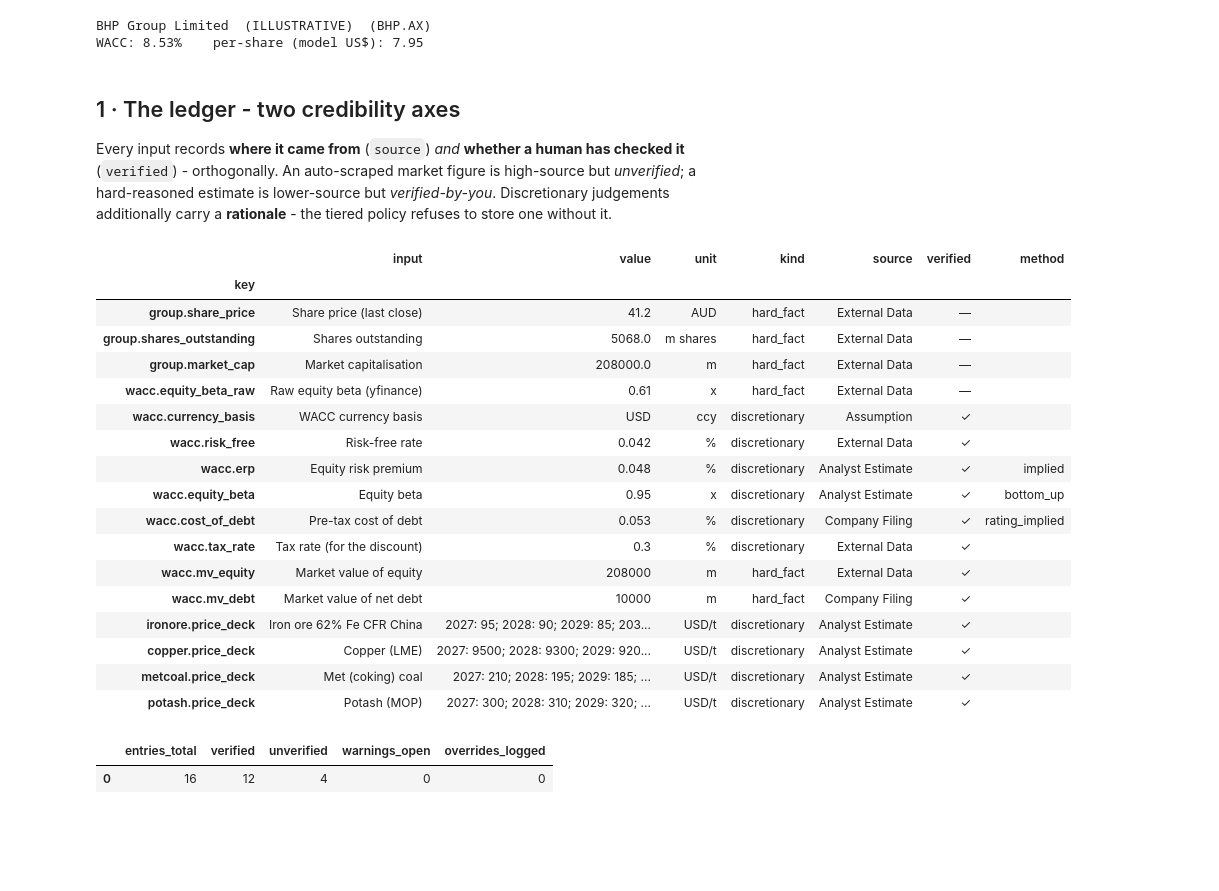
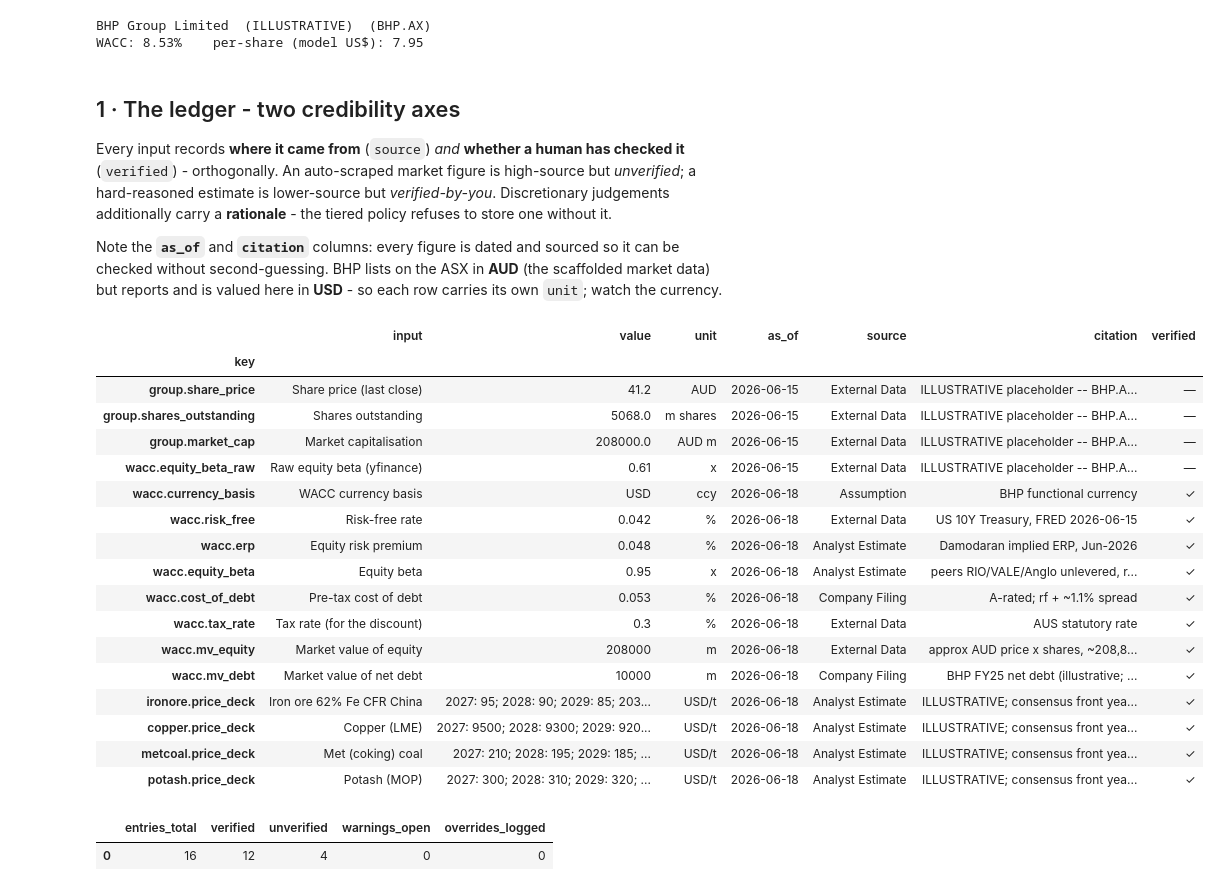
Before and after one commit to henrydate/equity-valuation-models, a Jupyter notebook: showcase.ipynb, the cells around one changed output. Drawn from its saved outputs; the diff is of its cells as text; code cells hidden in the pictures; blank space fills up the shorter version.

```diff
--- a/showcase.ipynb
+++ b/showcase.ipynb
@@ -47,42 +47,44 @@ WACC: 8.53%    per-share (model US$): 7.95
 ## 1 · The ledger - two credibility axes
 
 Every input records **where it came from** (`source`) *and* **whether a human has checked it** (`verified`) - orthogonally. An auto-scraped market figure is high-source but *unverified*; a hard-reasoned estimate is lower-source but *verified-by-you*. Discretionary judgements additionally carry a **rationale** - the tiered policy refuses to store one without it.
+
+Note the **`as_of`** and **`citation`** columns: every figure is dated and sourced so it can be checked without second-guessing. BHP lists on the ASX in **AUD** (the scaffolded market data) but reports and is valued here in **USD** - so each row carries its own `unit`; watch the currency.
 # %%
 def _vshow(v):
     return "; ".join(f"{k}: {v[k]}" for k in v) if isinstance(v, dict) else v
 
 rows = [{
     "key": k,
     "input": e.label,
     "value": _vshow(e.value),
     "unit": e.unit,
-    "kind": e.kind.value,
+    "as_of": e.as_of,
     "source": e.source_type.name.replace("_", " ").title(),
+    "citation": e.citation,
     "verified": "✓" if e.verification == VerificationStatus.VERIFIED else "—",
-    "method": e.method or "",
 } for k, e in ledger.entries.items()]
 
-pd.set_option("display.max_colwidth", 64)
+pd.set_option("display.max_colwidth", 80)
 pd.DataFrame(rows).set_index("key")
 # %% [output]
-|  | input | value | unit | kind | source | verified | method |
+|  | input | value | unit | as_of | source | citation | verified |
 | key |  |  |  |  |  |  |  |
-| group.share_price | Share price (last close) | 41.2 | AUD | hard_fact | External Data | — |  |
-| group.shares_outstanding | Shares outstanding | 5068.0 | m shares | hard_fact | External Data | — |  |
-| group.market_cap | Market capitalisation | 208000.0 | m | hard_fact | External Data | — |  |
-| wacc.equity_beta_raw | Raw equity beta (yfinance) | 0.61 | x | hard_fact | External Data | — |  |
-| wacc.currency_basis | WACC currency basis | USD | ccy | discretionary | Assumption | ✓ |  |
-| wacc.risk_free | Risk-free rate | 0.042 | % | discretionary | External Data | ✓ |  |
-| wacc.erp | Equity risk premium | 0.048 | % | discretionary | Analyst Estimate | ✓ | implied |
-| wacc.equity_beta | Equity beta | 0.95 | x | discretionary | Analyst Estimate | ✓ | bottom_up |
-| wacc.cost_of_debt | Pre-tax cost of debt | 0.053 | % | discretionary | Company Filing | ✓ | rating_implied |
-| wacc.tax_rate | Tax rate (for the discount) | 0.3 | % | discretionary | External Data | ✓ |  |
-| wacc.mv_equity | Market value of equity | 208000 | m | hard_fact | External Data | ✓ |  |
-| wacc.mv_debt | Market value of net debt | 10000 | m | hard_fact | Company Filing | ✓ |  |
-| ironore.price_deck | Iron ore 62% Fe CFR China | 2027: 95; 2028: 90; 2029: 85; 203... | USD/t | discretionary | Analyst Estimate | ✓ |  |
-| copper.price_deck | Copper (LME) | 2027: 9500; 2028: 9300; 2029: 920... | USD/t | discretionary | Analyst Estimate | ✓ |  |
-| metcoal.price_deck | Met (coking) coal | 2027: 210; 2028: 195; 2029: 185; ... | USD/t | discretionary | Analyst Estimate | ✓ |  |
-| potash.price_deck | Potash (MOP) | 2027: 300; 2028: 310; 2029: 320; ... | USD/t | discretionary | Analyst Estimate | ✓ |  |
+| group.share_price | Share price (last close) | 41.2 | AUD | 2026-06-15 | External Data | ILLUSTRATIVE placeholder -- BHP.A... | — |
+| group.shares_outstanding | Shares outstanding | 5068.0 | m shares | 2026-06-15 | External Data | ILLUSTRATIVE placeholder -- BHP.A... | — |
+| group.market_cap | Market capitalisation | 208000.0 | AUD m | 2026-06-15 | External Data | ILLUSTRATIVE placeholder -- BHP.A... | — |
+| wacc.equity_beta_raw | Raw equity beta (yfinance) | 0.61 | x | 2026-06-15 | External Data | ILLUSTRATIVE placeholder -- BHP.A... | — |
+| wacc.currency_basis | WACC currency basis | USD | ccy | 2026-06-18 | Assumption | BHP functional currency | ✓ |
+| wacc.risk_free | Risk-free rate | 0.042 | % | 2026-06-18 | External Data | US 10Y Treasury, FRED 2026-06-15 | ✓ |
+| wacc.erp | Equity risk premium | 0.048 | % | 2026-06-18 | Analyst Estimate | Damodaran implied ERP, Jun-2026 | ✓ |
+| wacc.equity_beta | Equity beta | 0.95 | x | 2026-06-18 | Analyst Estimate | peers RIO/VALE/Anglo unlevered, r... | ✓ |
+| wacc.cost_of_debt | Pre-tax cost of debt | 0.053 | % | 2026-06-18 | Company Filing | A-rated; rf + ~1.1% spread | ✓ |
+| wacc.tax_rate | Tax rate (for the discount) | 0.3 | % | 2026-06-18 | External Data | AUS statutory rate | ✓ |
+| wacc.mv_equity | Market value of equity | 208000 | m | 2026-06-18 | External Data | approx AUD price x shares, ~208,8... | ✓ |
+| wacc.mv_debt | Market value of net debt | 10000 | m | 2026-06-18 | Company Filing | BHP FY25 net debt (illustrative; ... | ✓ |
+| ironore.price_deck | Iron ore 62% Fe CFR China | 2027: 95; 2028: 90; 2029: 85; 203... | USD/t | 2026-06-18 | Analyst Estimate | ILLUSTRATIVE; consensus front yea... | ✓ |
+| copper.price_deck | Copper (LME) | 2027: 9500; 2028: 9300; 2029: 920... | USD/t | 2026-06-18 | Analyst Estimate | ILLUSTRATIVE; consensus front yea... | ✓ |
+| metcoal.price_deck | Met (coking) coal | 2027: 210; 2028: 195; 2029: 185; ... | USD/t | 2026-06-18 | Analyst Estimate | ILLUSTRATIVE; consensus front yea... | ✓ |
+| potash.price_deck | Potash (MOP) | 2027: 300; 2028: 310; 2029: 320; ... | USD/t | 2026-06-18 | Analyst Estimate | ILLUSTRATIVE; consensus front yea... | ✓ |
 # %%
 # One-line audit of the whole ledger
 pd.DataFrame([ledger.audit_summary()])
```
Also changed, not shown: parts of 3 cells of this notebook, 7 other files.
